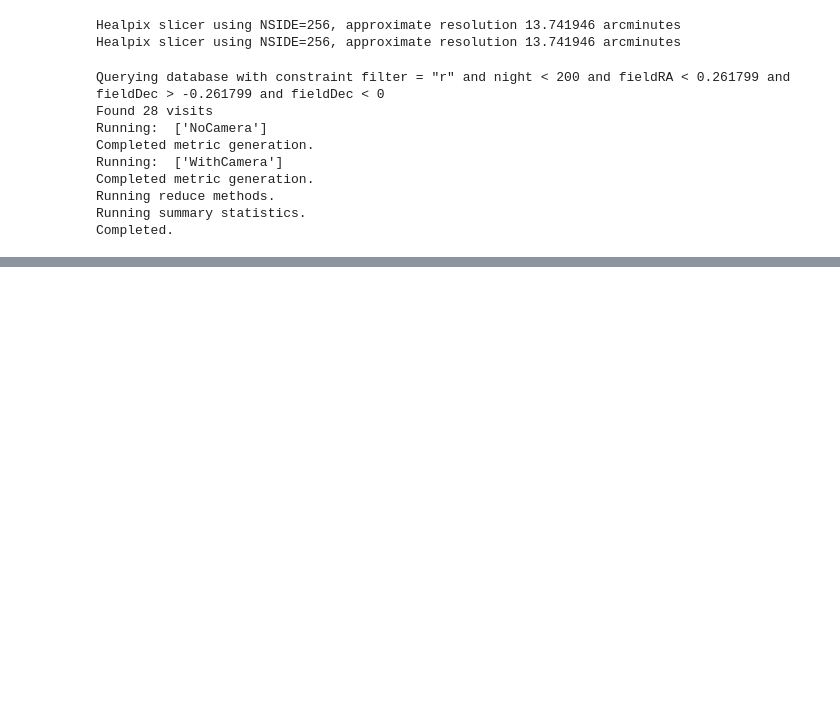
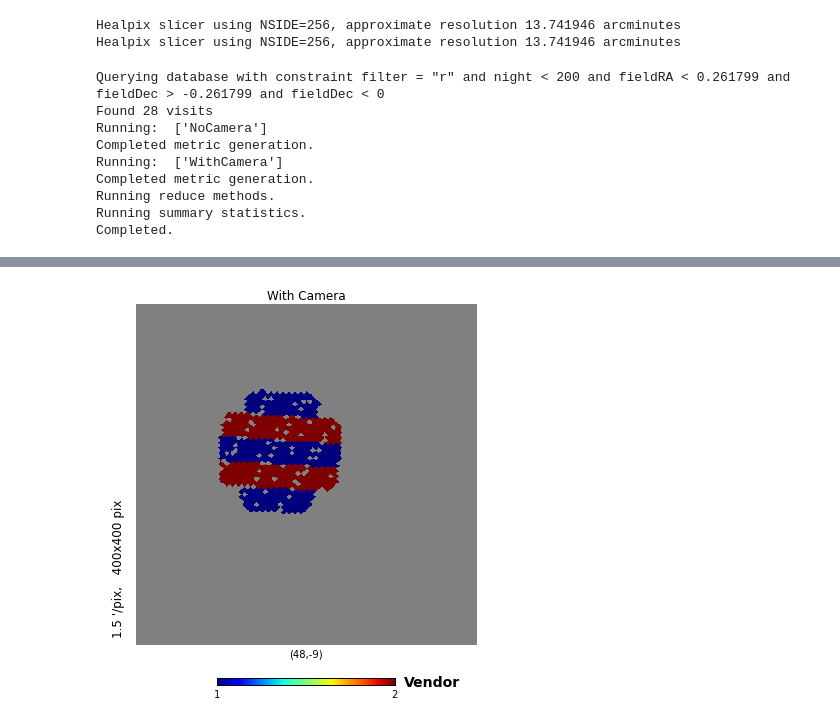
Before and after one commit to yoachim/ScratchStuff, a Jupyter notebook: notebooks/vendorChips.ipynb, the cells around one changed output, grey strips where cells are left out. Drawn from its saved outputs; the diff is of its cells as text; code cells hidden in the pictures; blank space fills up the shorter version.

```diff
--- a/notebooks/vendorChips.ipynb
+++ b/notebooks/vendorChips.ipynb
@@ -57,0 +74,5 @@ Now to try it again with dithering turned on
+# %%
+hp.gnomview(bundle2.metricValues, xsize=400,ysize=400, rot=(48,-9,0),
+            title='With Camera', unit='Vendor')
+# %% [output]
+[figure, added]
```
Also changed, not shown: parts of 4 cells of this notebook.
